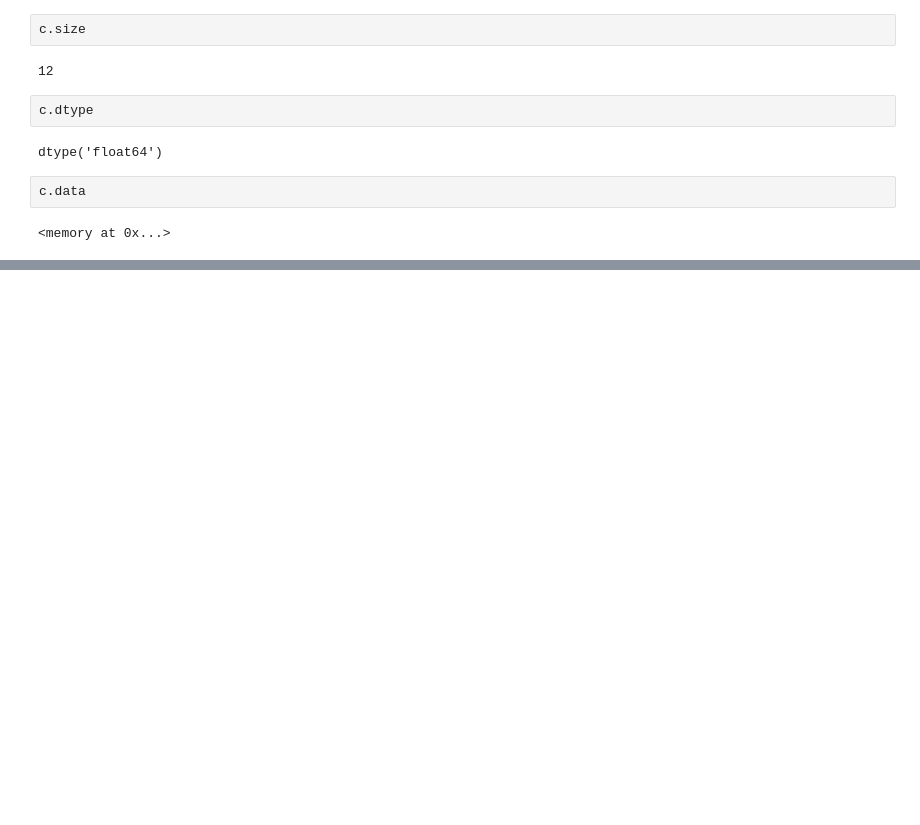
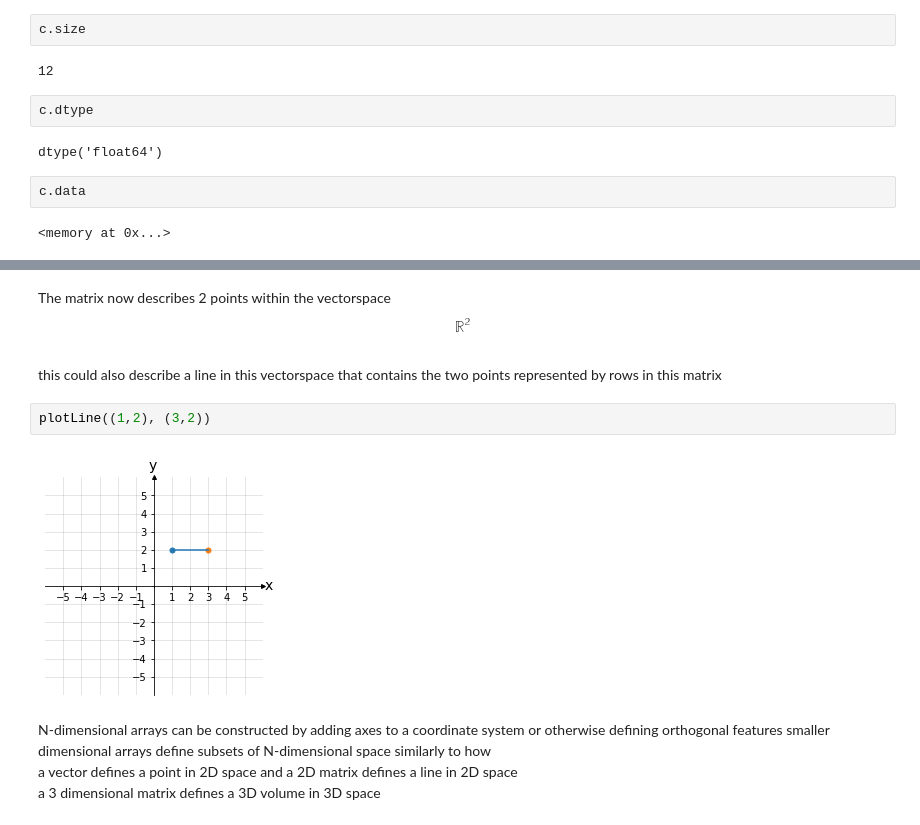
Before and after one commit to johnalanwillis/ilc-nodalMet-ML, a Jupyter notebook: code/Linear Algebra Review - Numpy.ipynb, the cells around one changed output, grey strips where cells are left out. Saved outputs shown, nothing was run; the diff lists cells and outputs as text; blank space fills up the shorter version.

```diff
--- a/code/Linear Algebra Review - Numpy.ipynb
+++ b/code/Linear Algebra Review - Numpy.ipynb
@@ -295,0 +530,12 @@ plotVector((3,2))
+# %% [markdown]
+The matrix now describes 2 points within the vectorspace $$\mathbb{R^2}$$
+this could also describe a line in this vectorspace that contains the two points represented by rows in this matrix
+# %%
+plotLine((1,2), (3,2))
+# %% [output]
+[figure, added]
+# %% [markdown]
+N-dimensional arrays can be constructed by adding axes to a coordinate system or otherwise defining orthogonal features
+smaller dimensional arrays define subsets of N-dimensional space similarly to how
+a vector defines a point in 2D space and a 2D matrix defines a line in 2D space
+a 3 dimensional matrix defines a 3D volume in 3D space
```
Also changed, not shown: parts of 63 cells of this notebook.
